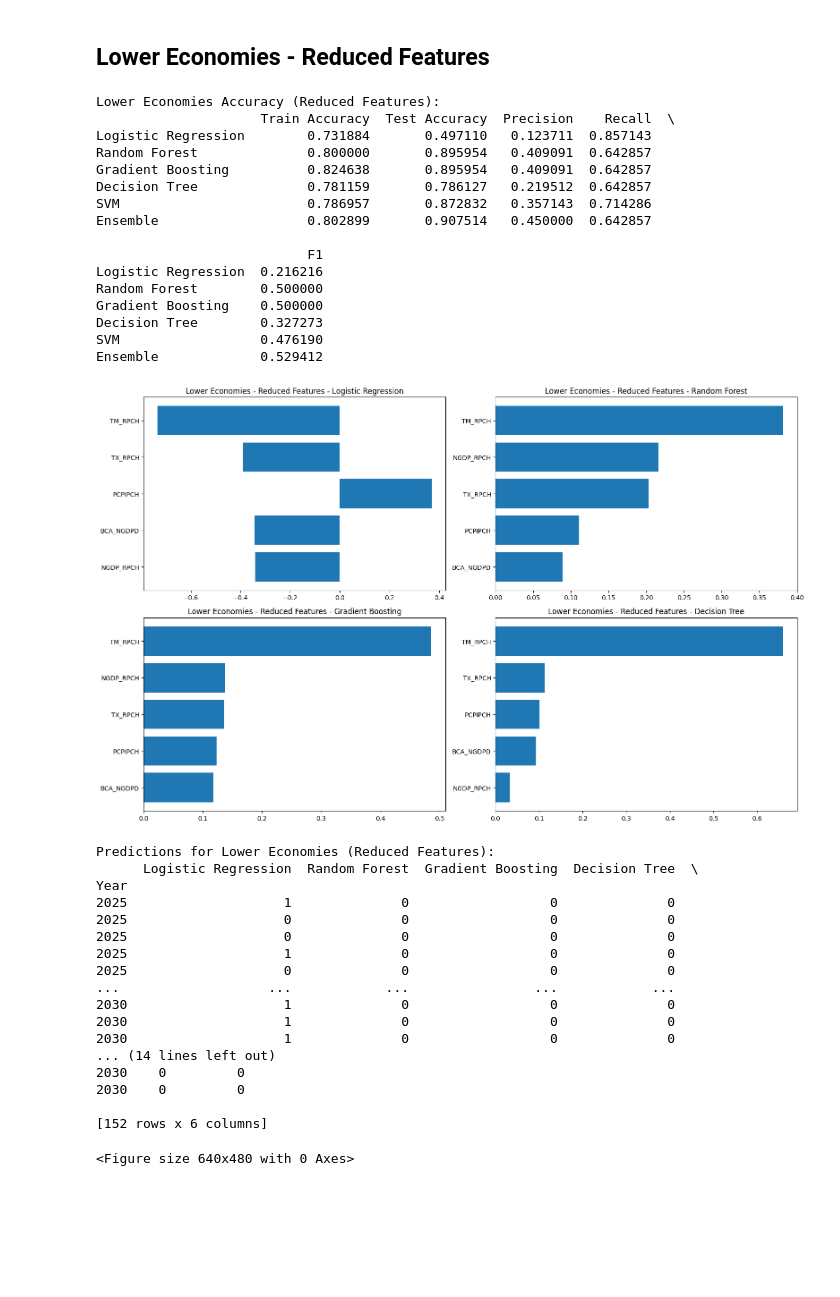
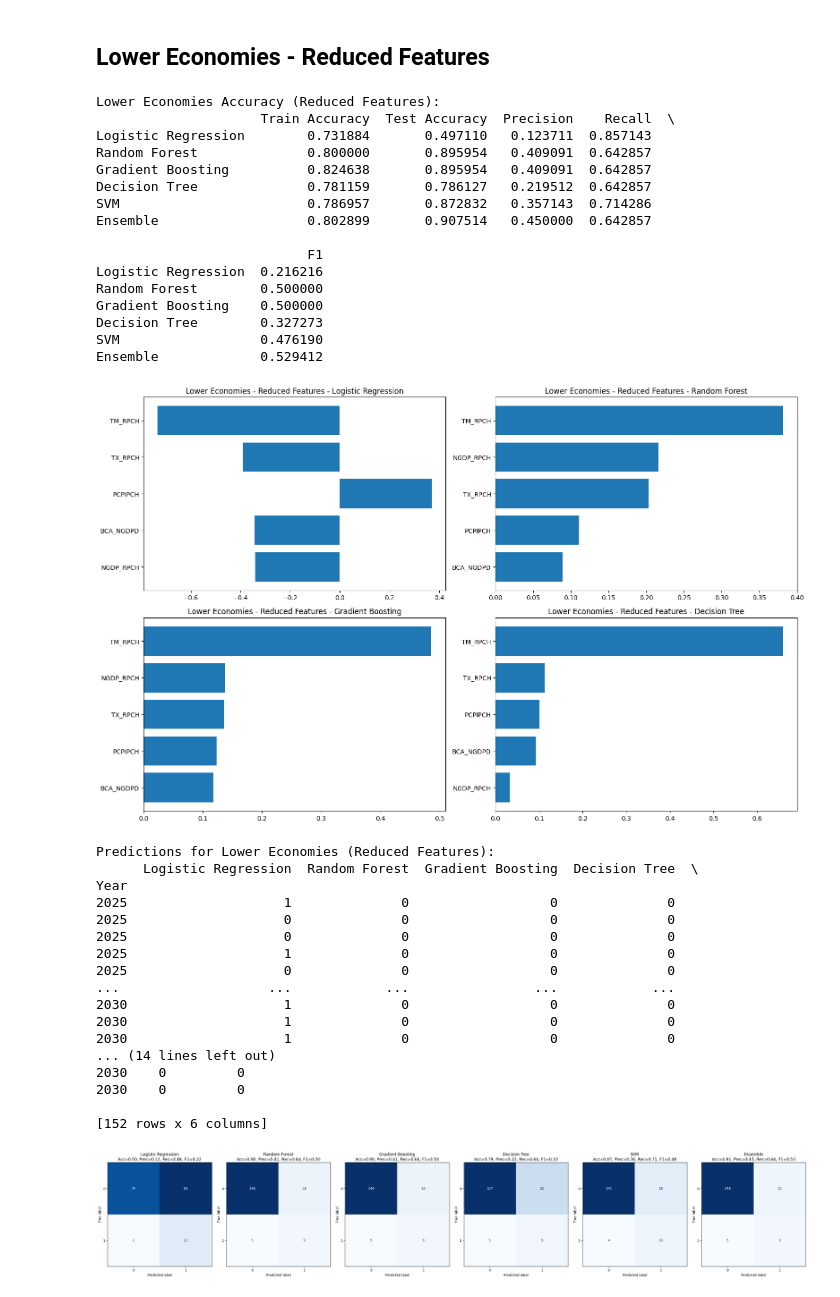
Before and after one commit to ningerdinger/Machine_Learning, a Jupyter notebook: Final_product.ipynb, the cells around one changed output. Drawn from its saved outputs; the diff is of its cells as text; code cells hidden in the pictures; blank space fills up the shorter version.

```diff
--- a/Final_product.ipynb
+++ b/Final_product.ipynb
@@ -1030,25 +1066,25 @@ y_train_lower = y_lower.iloc[:split_index_lower]
 y_test_lower = y_lower.iloc[split_index_lower:]
 
 # ✅ Unpack all three return values
-models_lower, summary_df_lower, confusion_mats_lower = train_all_models(
+models_lower_reduced, summary_df_lower_reduced, confusion_mats_lower_reduced = train_all_models(
     X_train_lower, y_train_lower, X_test_lower, y_test_lower, threshold=0.5
 )
 
 print("Lower Economies Accuracy (Reduced Features):")
-print(summary_df_lower)
+print(summary_df_lower_reduced)
 
 # Feature importance
-plot_feature_importance(models_lower, feature_names=selected_features,
+plot_feature_importance(models_lower_reduced, feature_names=selected_features,
                         title_prefix="Lower Economies - Reduced Features - ")
 
 # Predictions
 X_predict_lower_reduced = df_predict_lower[selected_features]
-predictions_lower_reduced = make_predictions(models_lower, X_predict_lower_reduced, threshold=0.5)
+predictions_lower_reduced = make_predictions(models_lower_reduced, X_predict_lower_reduced, threshold=0.5)
 print("Predictions for Lower Economies (Reduced Features):")
 print(predictions_lower_reduced)
 
 # ✅ Show confusion matrices (all in one window)
-show_confusion_matrices(confusion_mats_lower, summary_df_lower, threshold=0.5)
+show_confusion_matrices(confusion_mats_lower_reduced, summary_df_lower_reduced, threshold=0.5)
 # %% [output]
 Lower Economies Accuracy (Reduced Features):
                      Train Accuracy  Test Accuracy  Precision    Recall  \
@@ -1057,31 +1093,31 @@ Random Forest              0.800000       0.895954   0.409091  0.642857
 Gradient Boosting          0.824638       0.895954   0.409091  0.642857
 Decision Tree              0.781159       0.786127   0.219512  0.642857
 SVM                        0.786957       0.872832   0.357143  0.714286
 Ensemble                   0.802899       0.907514   0.450000  0.642857
 
                            F1
 Logistic Regression  0.216216
 Random Forest        0.500000
 Gradient Boosting    0.500000
 Decision Tree        0.327273
 SVM                  0.476190
 Ensemble             0.529412
 [figure]
 Predictions for Lower Economies (Reduced Features):
       Logistic Regression  Random Forest  Gradient Boosting  Decision Tree  \
 Year
 2025                    1              0                  0              0
 2025                    0              0                  0              0
 2025                    0              0                  0              0
 2025                    1              0                  0              0
 2025                    0              0                  0              0
 ...                   ...            ...                ...            ...
 2030                    1              0                  0              0
 2030                    1              0                  0              0
 2030                    1              0                  0              0
 ... (14 lines left out)
 2030    0         0
 2030    0         0
 
 [152 rows x 6 columns]
-<Figure size 640x480 with 0 Axes>
+[figure, added]
```
Also changed, not shown: parts of 3 cells of this notebook.
